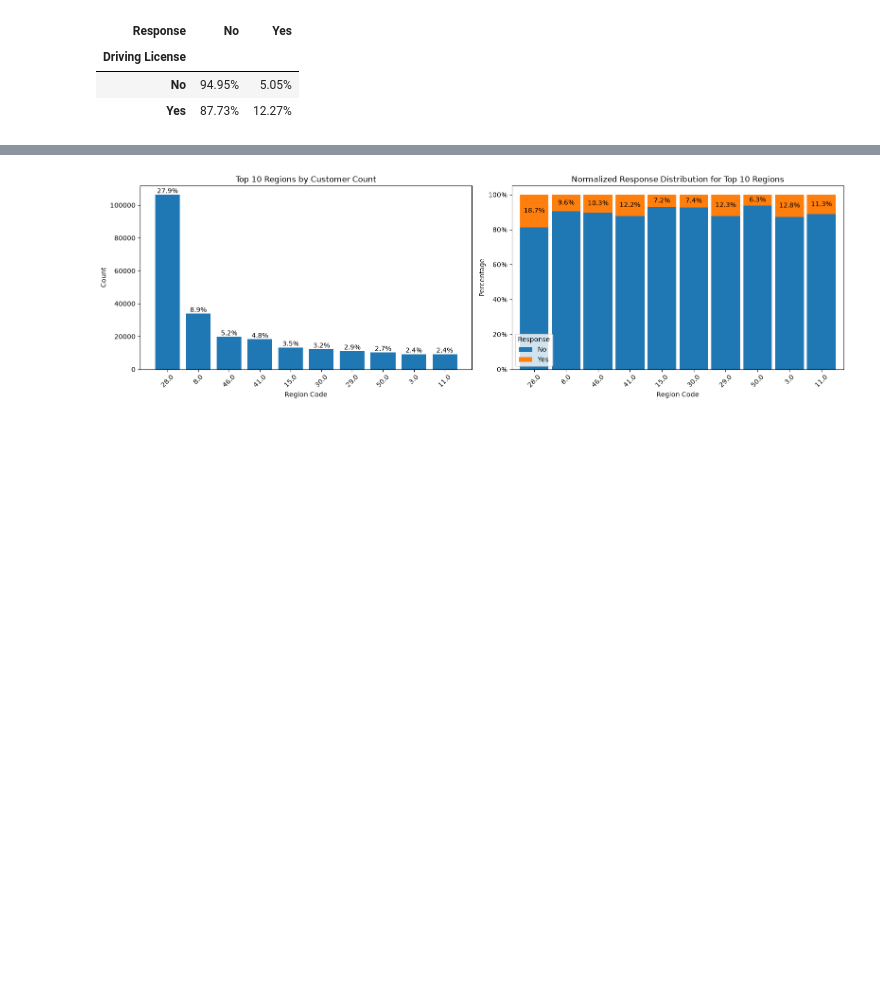
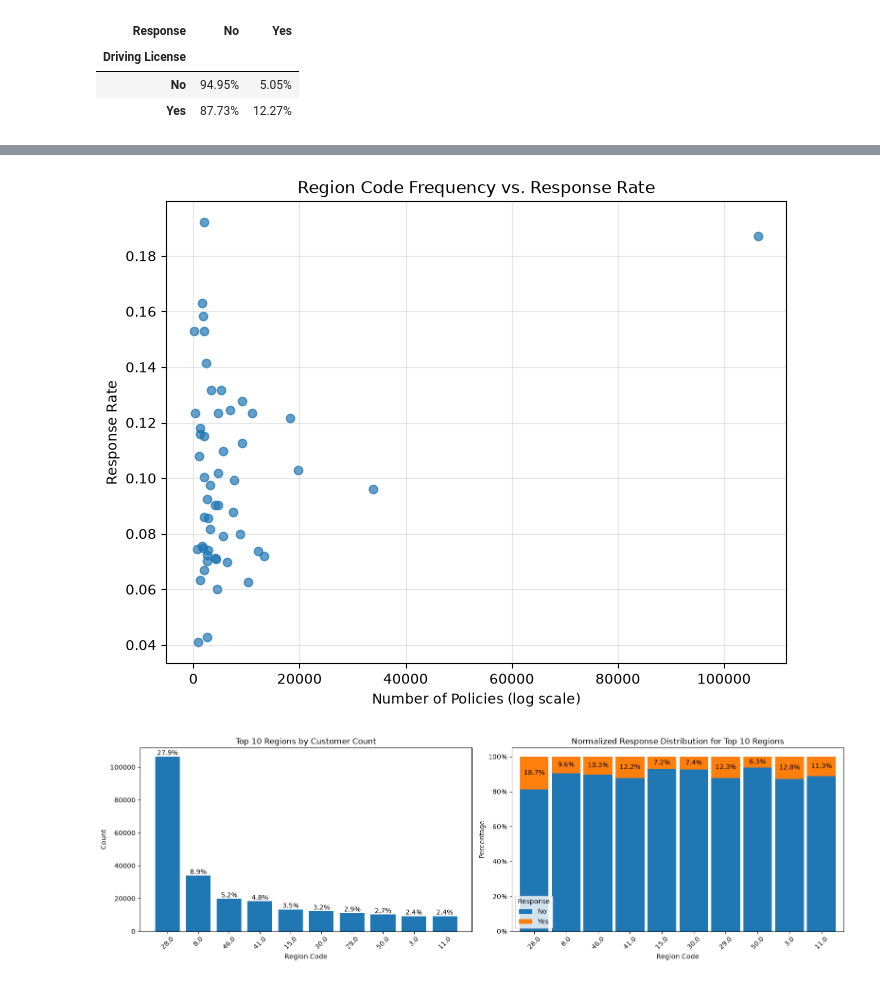
Before and after one commit to asherdata1/health-insurance-cross-sell-prediction, a Jupyter notebook: 02_notebooks/asher_eda.ipynb, the cells around one changed output, grey strips where cells are left out. Saved outputs shown, nothing was run; the diff lists cells and outputs as text; code cells hidden in the pictures; blank space fills up the shorter version.

```diff
--- a/02_notebooks/asher_eda.ipynb
+++ b/02_notebooks/asher_eda.ipynb
@@ -326,3 +349,34 @@ Row-Normalized Proportions: Driving License vs. Response
+# %%
+region_summary = (
+    df.groupby("Region_Code")
+      .agg(
+          Count=("Response", "size"),
+          ResponseRate=("Response", "mean")
+      )
+      .reset_index()
+)
+
+import matplotlib.pyplot as plt
+
+plt.figure(figsize=(8, 6))
+
+plt.scatter(
+    region_summary["Count"],
+    region_summary["ResponseRate"],
+    alpha=0.7
+)
+
+   # Important because counts span ~200 to 106,000
+
+plt.xlabel("Number of Policies (log scale)")
+plt.ylabel("Response Rate")
+plt.title("Region Code Frequency vs. Response Rate")
+
+plt.grid(alpha=0.3)
+
+plt.show()
+# %% [output]
+[figure, added]
 # %%
 top_n = 10
 
```
Also changed, not shown: parts of 7 cells of this notebook, 2 other files.
